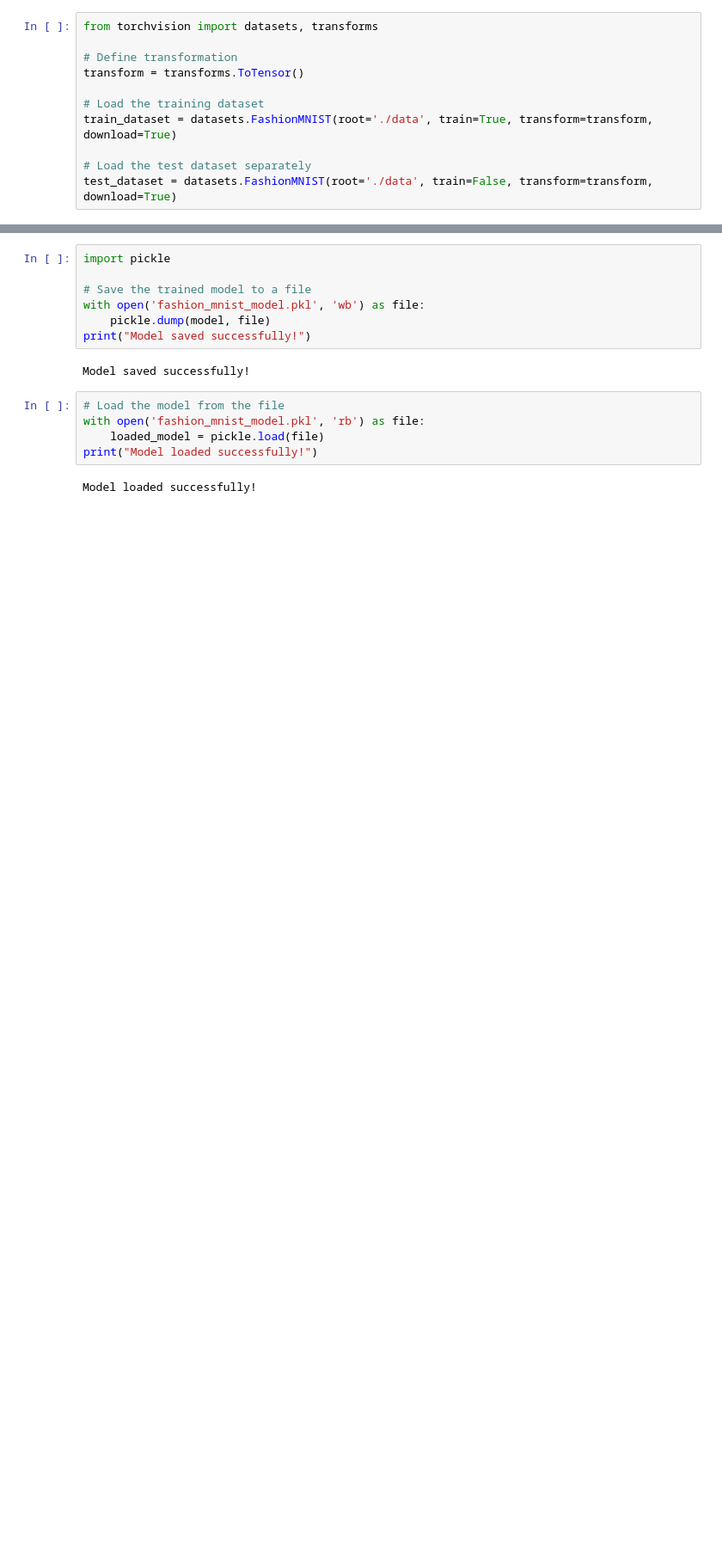
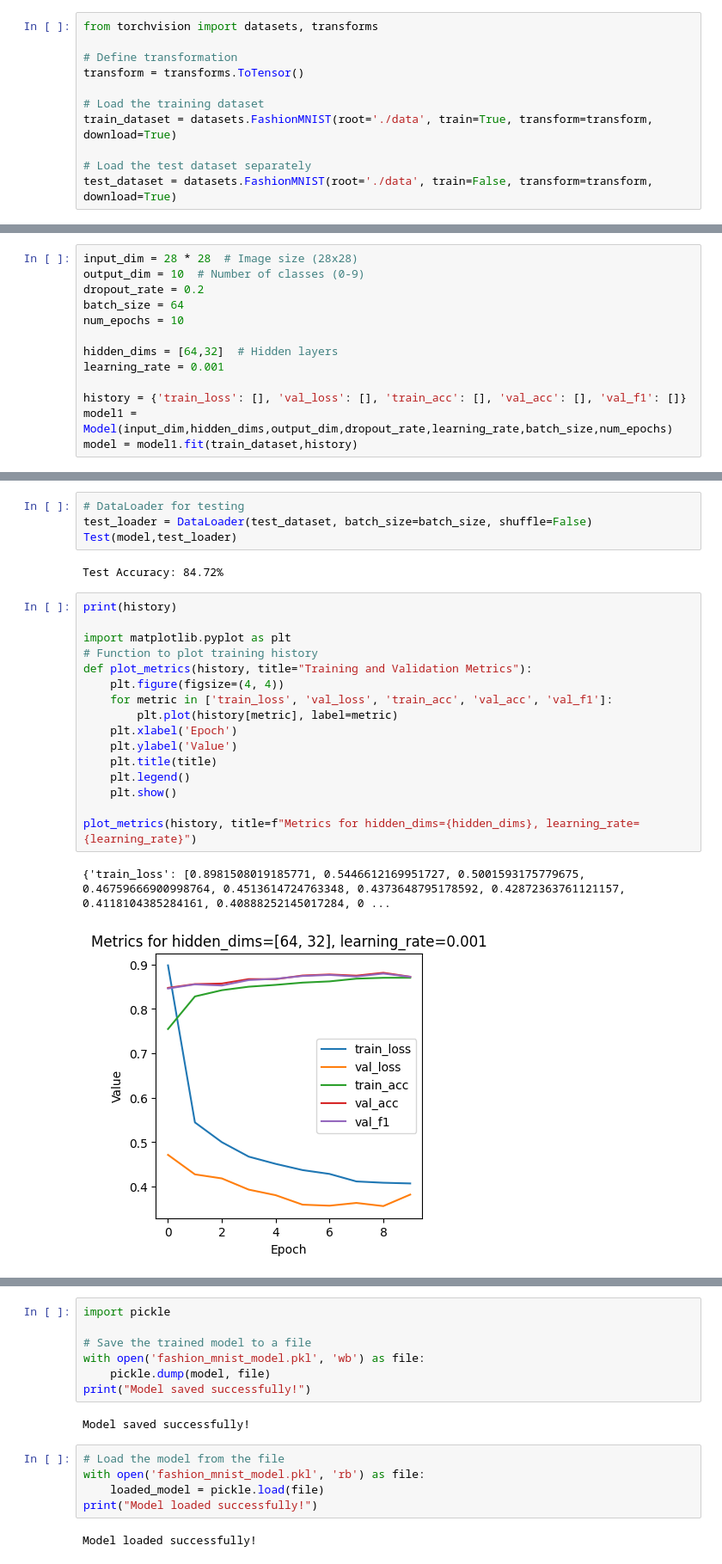
Before and after one commit to sksaifullahhafiz1099/Machine_Learning---CSE-472, a Jupyter notebook: Offline-3/1905114/offine.ipynb, the cells around one changed output, grey strips where cells are left out. Shown: that part at 86% size. Cells and saved outputs as stored; diff of their text form; blank space fills up the shorter version.

```diff
--- a/Offline-3/1905114/offine.ipynb
+++ b/Offline-3/1905114/offine.ipynb
@@ -303,0 +338,13 @@ Test Accuracy: 0.8388
+# %%
+input_dim = 28 * 28  # Image size (28x28)
+output_dim = 10  # Number of classes (0-9)
+dropout_rate = 0.2
+batch_size = 64
+num_epochs = 10
+
+hidden_dims = [64,32]  # Hidden layers
+learning_rate = 0.001
+
+history = {'train_loss': [], 'val_loss': [], 'train_acc': [], 'val_acc': [], 'val_f1': []}
+model1 = Model(input_dim,hidden_dims,output_dim,dropout_rate,learning_rate,batch_size,num_epochs)
+model = model1.fit(train_dataset,history)
@@ -303,0 +403,25 @@ Test Accuracy: 0.8388
+# %%
+# DataLoader for testing
+test_loader = DataLoader(test_dataset, batch_size=batch_size, shuffle=False)
+Test(model,test_loader)
+# %% [output]
+Test Accuracy: 84.72%
+# %%
+print(history)
+
+import matplotlib.pyplot as plt
+# Function to plot training history
+def plot_metrics(history, title="Training and Validation Metrics"):
+    plt.figure(figsize=(4, 4))
+    for metric in ['train_loss', 'val_loss', 'train_acc', 'val_acc', 'val_f1']:
+        plt.plot(history[metric], label=metric)
+    plt.xlabel('Epoch')
+    plt.ylabel('Value')
+    plt.title(title)
+    plt.legend()
+    plt.show()
+
+plot_metrics(history, title=f"Metrics for hidden_dims={hidden_dims}, learning_rate={learning_rate}")
+# %% [output]
+{'train_loss': [0.8981508019185771, 0.5446612169951727, 0.5001593175779675, 0.46759666900998764, 0.4513614724763348, 0.4373648795178592, 0.42872363761121157, 0.4118104385284161, 0.40888252145017284, 0 ...
+[figure, added]
```
Also changed, not shown: parts of 6 cells of this notebook, 2 other files.
